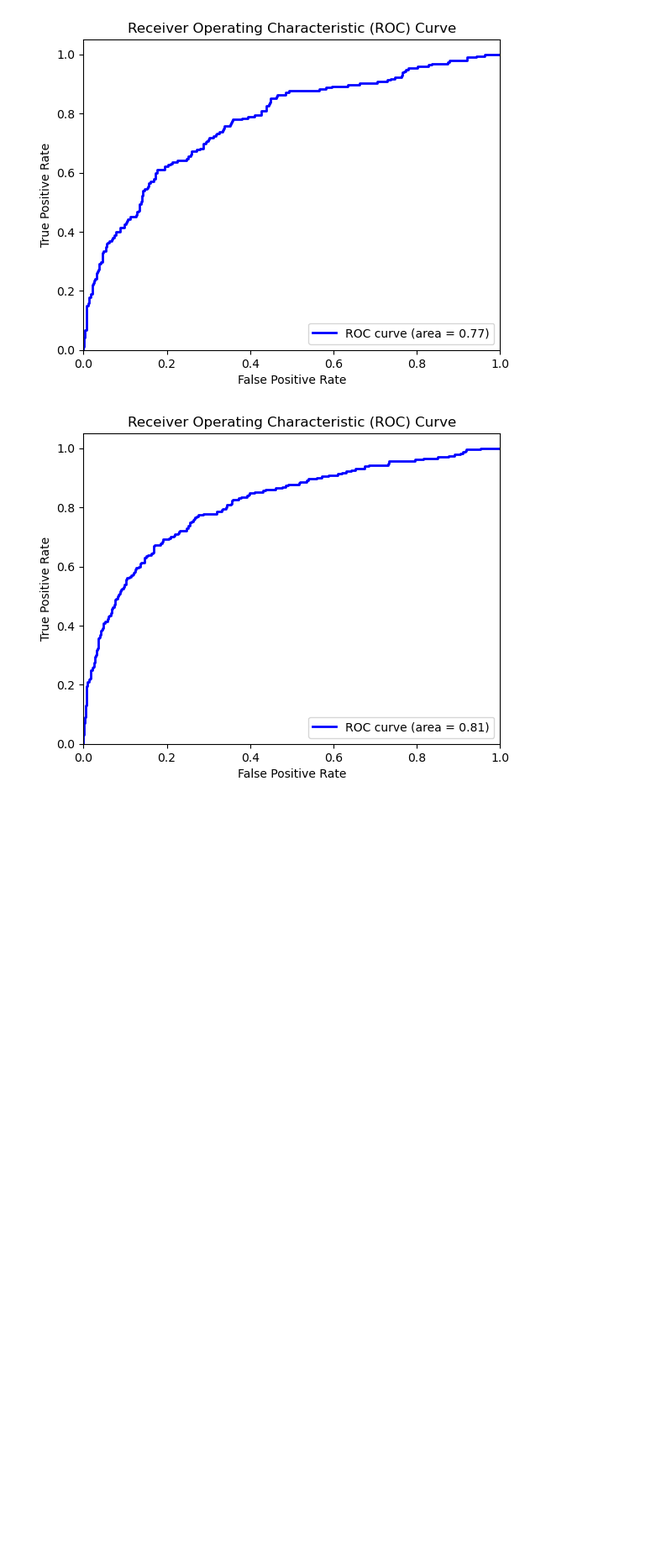
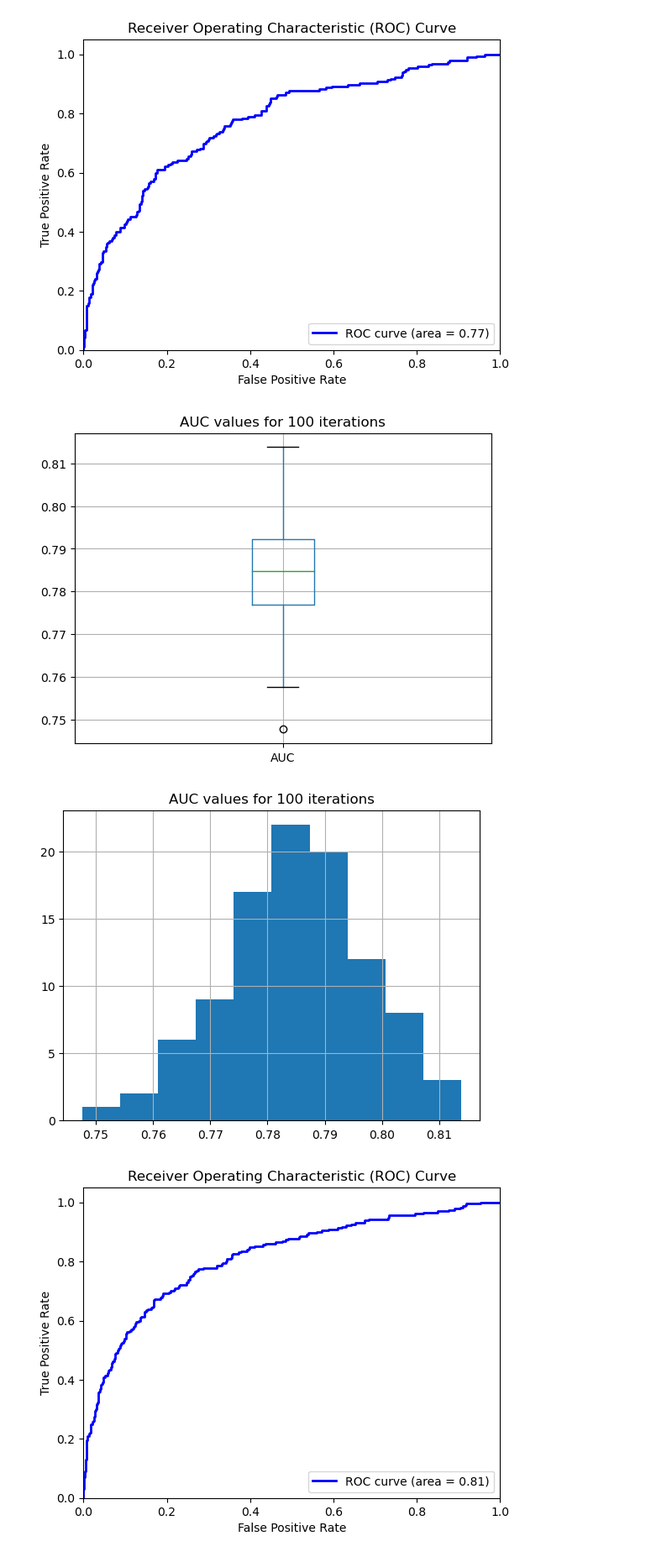
Before and after one commit to rsriram2/POCUS_B-Line_Prediction, a Jupyter notebook: create_image_metrics/NHANES/log_regression.ipynb, the cells around one changed output. Shown at 84% size. Saved outputs shown, nothing was run; the diff lists cells and outputs as text; code cells hidden in the pictures; blank space fills up the shorter version.

Commit message:
Added Boxplots and Histogram

```diff
--- a/create_image_metrics/NHANES/log_regression.ipynb
+++ b/create_image_metrics/NHANES/log_regression.ipynb
@@ -67,5 +67,18 @@ for iteration in range(100):
     fpr, tpr, thresholds = roc_curve(Y_test, Y_pred_prob)
     auc = roc_auc_score(Y_test, Y_pred_prob)
     aucValues.append(auc)
+# %%
+df = pd.DataFrame(aucValues, columns=['AUC'])
+
+df.boxplot()
+plt.title('AUC values for 100 iterations')
+plt.show()
+
+df.hist()
+plt.title('AUC values for 100 iterations')
+plt.show()
+# %% [output]
+[figure, added]
+[figure, added]
 # %%
 #train the model with the best auc
```
Also changed, not shown: parts of 1 cell of this notebook.
